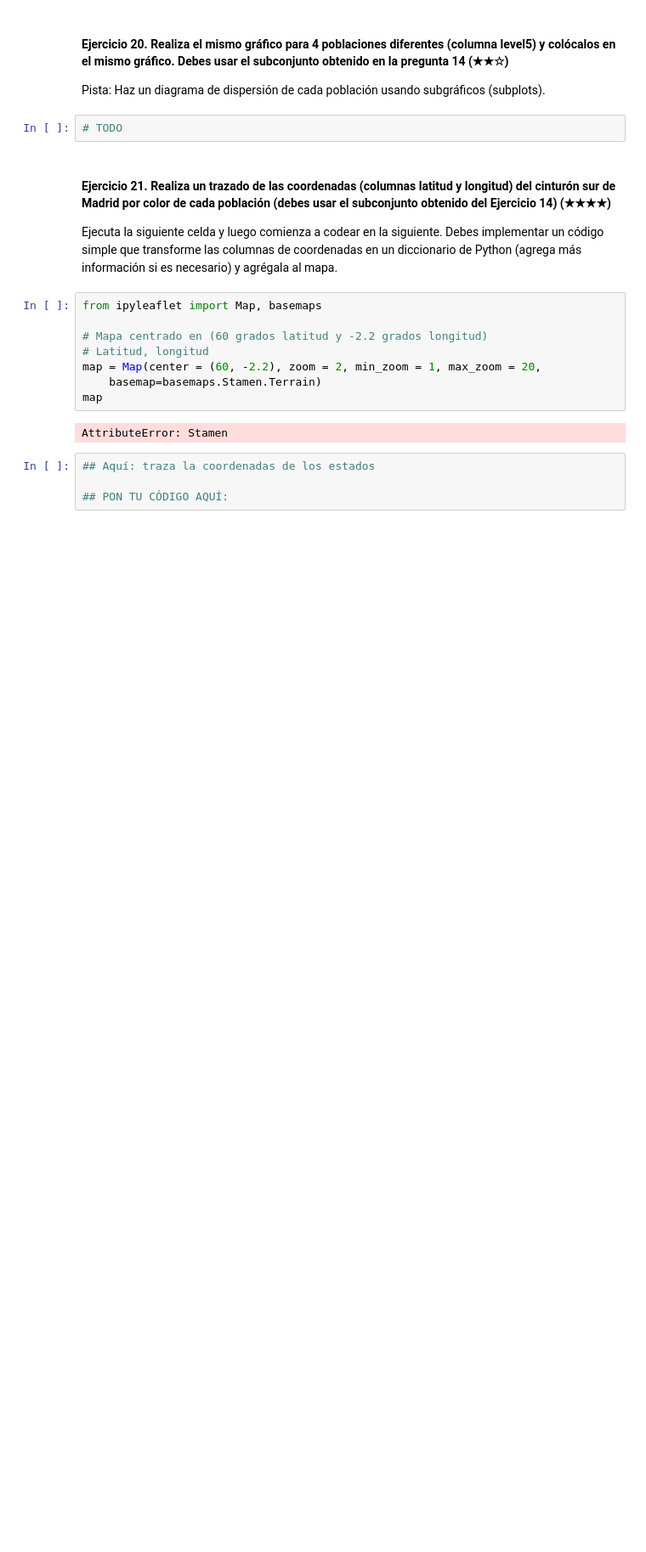
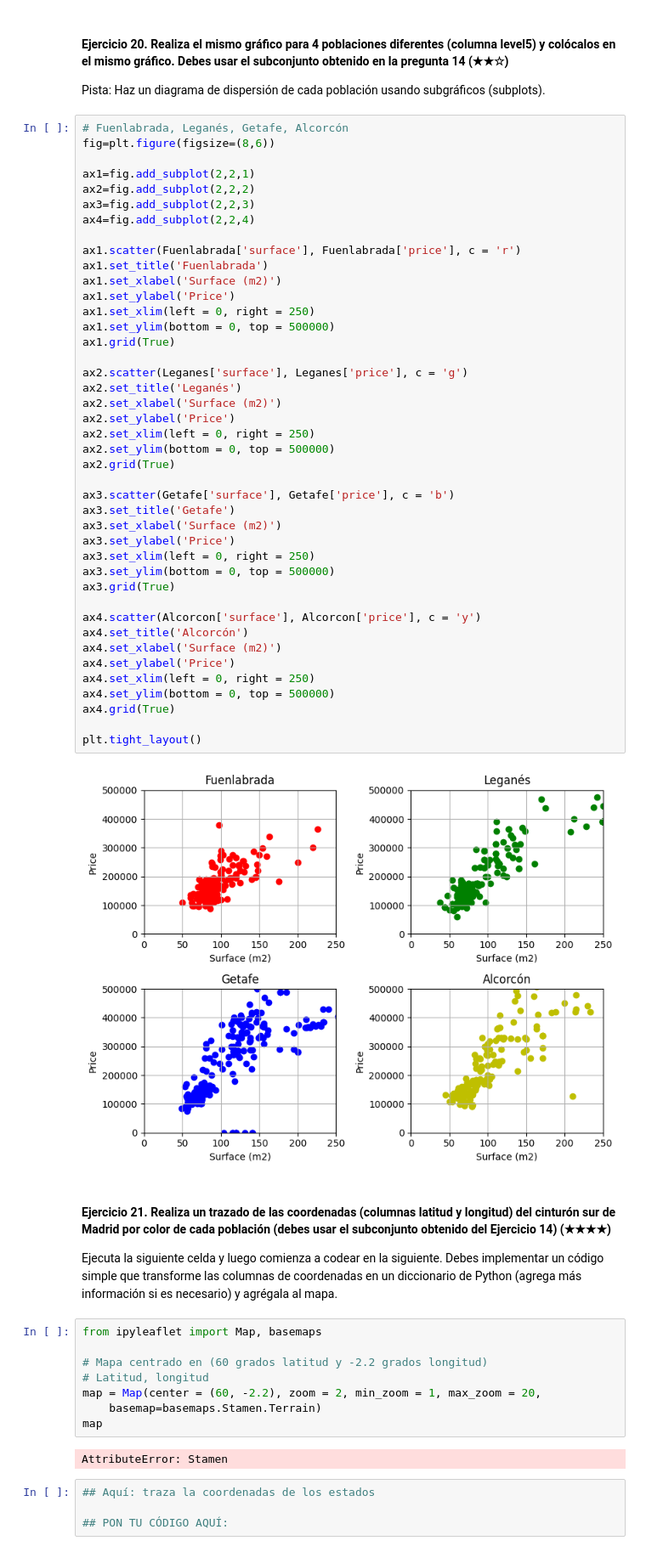
Before and after one commit to remelop03/realestate-datacleanup-exercise, a Jupyter notebook: project.es.ipynb, the cells around one changed output. Shown at 85% size. Drawn from its saved outputs; the diff is of its cells as text; blank space fills up the shorter version.

```diff
--- a/project.es.ipynb
+++ b/project.es.ipynb
@@ -550,7 +558,49 @@ Pista: Crea una nueva columna llamada `pps` (price per square en inglés) y lueg
 #### Ejercicio 20. Realiza el mismo gráfico para 4 poblaciones diferentes (columna level5) y colócalos en el mismo gráfico. Debes usar el subconjunto obtenido en la pregunta 14 (★★☆)
 Pista: Haz un diagrama de dispersión de cada población usando subgráficos (subplots).
 # %%
-# TODO
+# Fuenlabrada, Leganés, Getafe, Alcorcón
+fig=plt.figure(figsize=(8,6))
+
+ax1=fig.add_subplot(2,2,1)
+ax2=fig.add_subplot(2,2,2)
+ax3=fig.add_subplot(2,2,3)
+ax4=fig.add_subplot(2,2,4)
+
+ax1.scatter(Fuenlabrada['surface'], Fuenlabrada['price'], c = 'r')
+ax1.set_title('Fuenlabrada')
+ax1.set_xlabel('Surface (m2)')
+ax1.set_ylabel('Price')
+ax1.set_xlim(left = 0, right = 250)
+ax1.set_ylim(bottom = 0, top = 500000)
+ax1.grid(True)
+
+ax2.scatter(Leganes['surface'], Leganes['price'], c = 'g')
+ax2.set_title('Leganés')
+ax2.set_xlabel('Surface (m2)')
+ax2.set_ylabel('Price')
+ax2.set_xlim(left = 0, right = 250)
+ax2.set_ylim(bottom = 0, top = 500000)
+ax2.grid(True)
+
+ax3.scatter(Getafe['surface'], Getafe['price'], c = 'b')
+ax3.set_title('Getafe')
+ax3.set_xlabel('Surface (m2)')
+ax3.set_ylabel('Price')
+ax3.set_xlim(left = 0, right = 250)
+ax3.set_ylim(bottom = 0, top = 500000)
+ax3.grid(True)
+
+ax4.scatter(Alcorcon['surface'], Alcorcon['price'], c = 'y')
+ax4.set_title('Alcorcón')
+ax4.set_xlabel('Surface (m2)')
+ax4.set_ylabel('Price')
+ax4.set_xlim(left = 0, right = 250)
+ax4.set_ylim(bottom = 0, top = 500000)
+ax4.grid(True)
+
+plt.tight_layout()
+# %% [output]
+[figure, added]
 # %% [markdown]
 #### Ejercicio 21. Realiza un trazado de las coordenadas (columnas latitud y longitud) del cinturón sur de Madrid por color de cada población (debes usar el subconjunto obtenido del Ejercicio 14) (★★★★)
 
```
Also changed, not shown: parts of 3 cells of this notebook.
